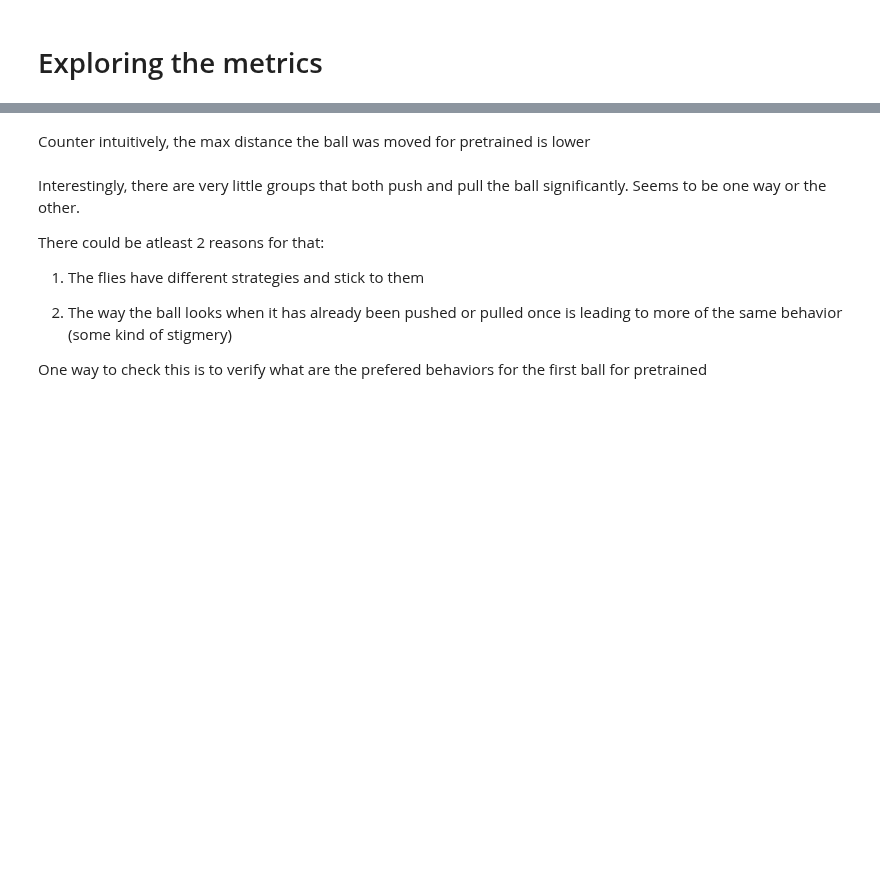
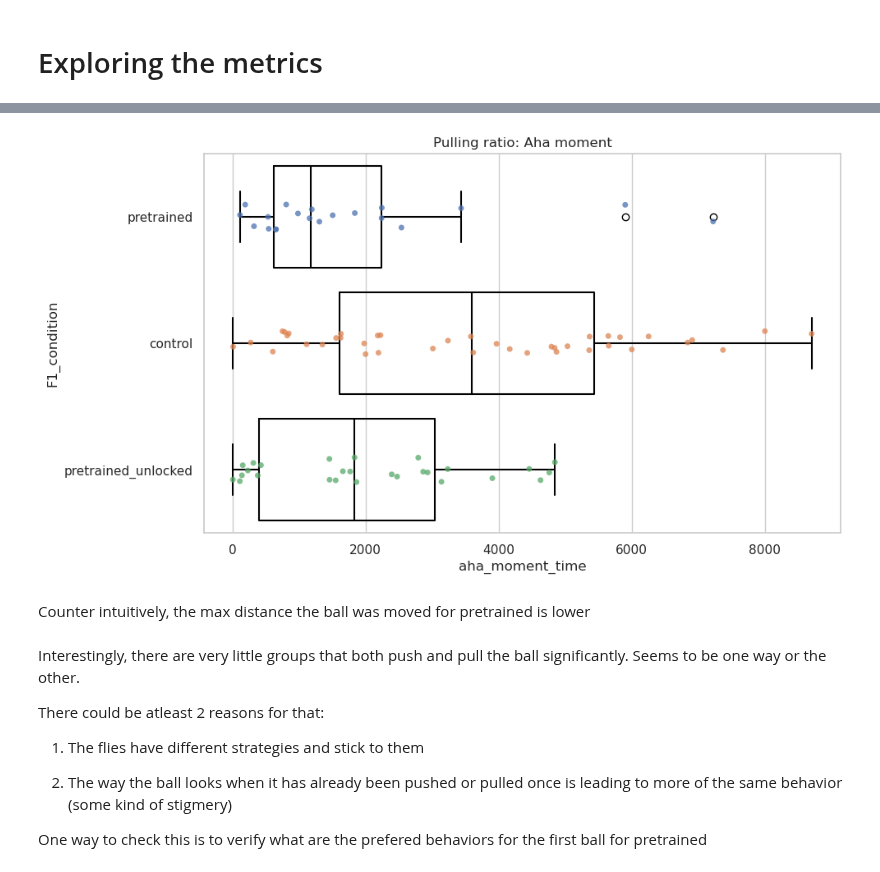
Before and after one commit to NeLy-EPFL/Tracking_Analysis, a Jupyter notebook: MazeRecorder/Analysis/F1_Sleap_New.ipynb, the cells around one changed output, grey strips where cells are left out. Saved outputs shown, nothing was run; the diff lists cells and outputs as text; code cells hidden in the pictures; blank space fills up the shorter version.

```diff
--- a/MazeRecorder/Analysis/F1_Sleap_New.ipynb
+++ b/MazeRecorder/Analysis/F1_Sleap_New.ipynb
@@ -340,3 +493,17 @@ plt.show()
+# %%
+# Make a jitter boxplot of first significant time as function of F1 condition
+
+plt.figure(figsize=(10, 6))
+bp = sns.boxplot(data=Data_Test, y='F1_condition', x='aha_moment_time', color='black', fill=False)
+sns.stripplot(data=Data_Test, y='F1_condition', x='aha_moment_time', hue = "F1_condition", dodge=False, jitter=True, alpha=0.75)
+
+plt.title('Pulling ratio: Aha moment')
+
+plt.savefig(f"{plot_savepath}/Aha_Test_Ball_time.png", bbox_inches='tight')
+
+plt.show()
+# %% [output]
+[figure, added]
 # %%
 # Make a jitter boxplot of first significant time as function of F1 condition
 
```
Also changed, not shown: parts of 24 cells of this notebook.
